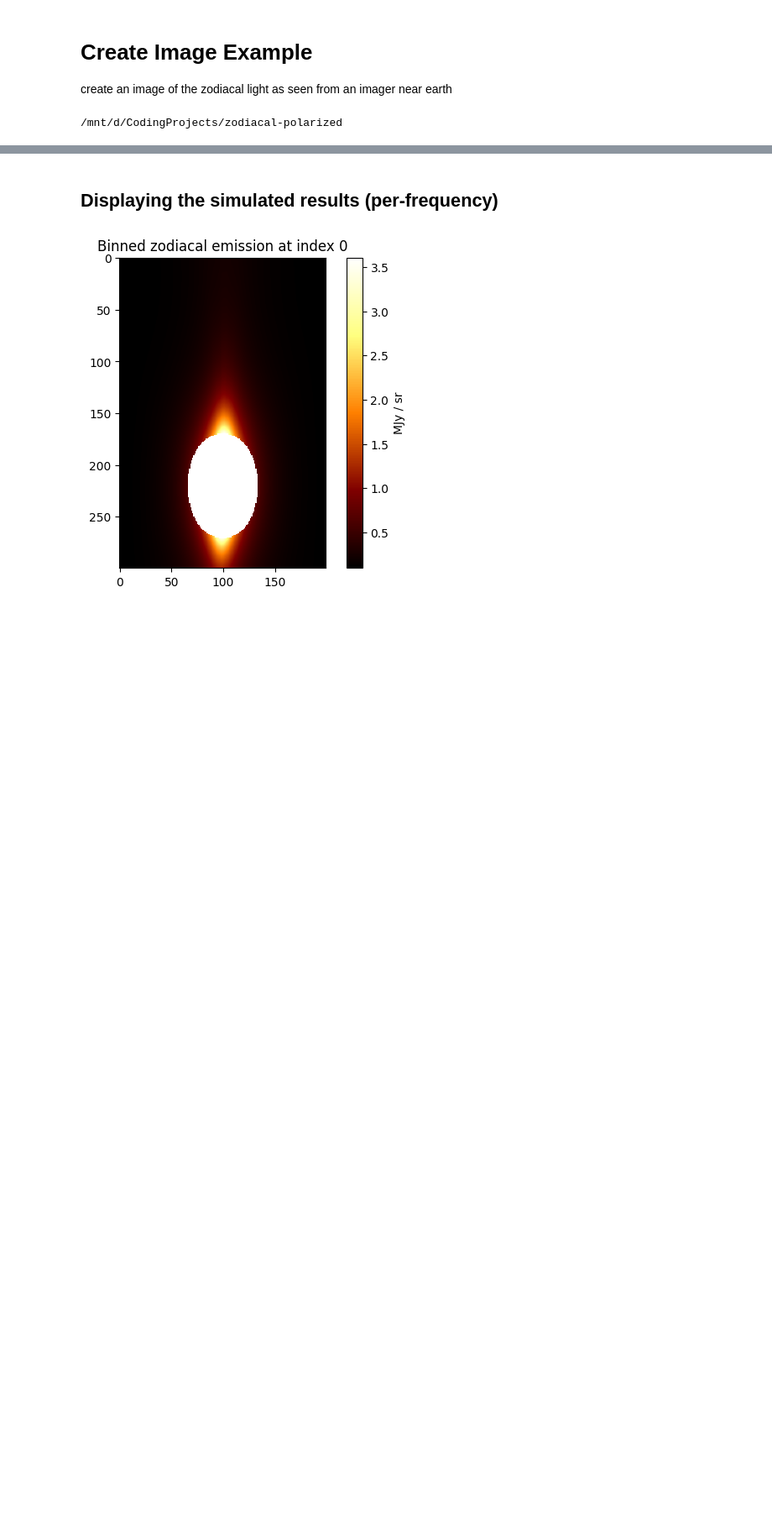
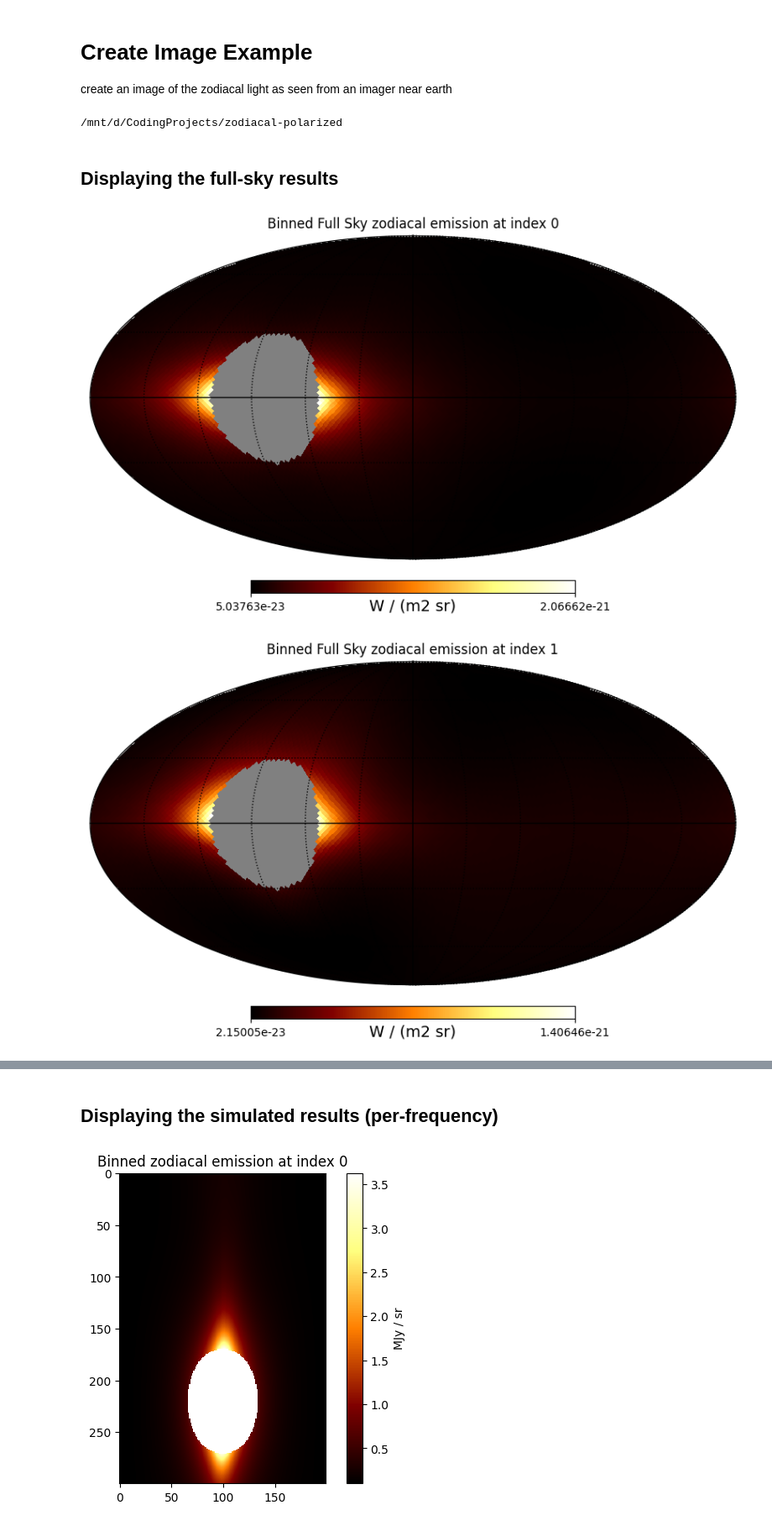
Before and after one commit to oravitan/zodiacal-polarized, a Jupyter notebook: notebooks/create_image_example.ipynb, the cells around one changed output, grey strips where cells are left out. Shown at 84% size. Saved outputs shown, nothing was run; the diff lists cells and outputs as text; code cells hidden in the pictures; blank space fills up the shorter version.

Commit message:
Updated the Mie model and plotted full-sky maps

```diff
--- a/notebooks/create_image_example.ipynb
+++ b/notebooks/create_image_example.ipynb
@@ -18,0 +18,18 @@ obs = zodipol.create_observation(theta=parser["direction"][0], phi=parser["direc
+# %% [markdown]
+## Displaying the full-sky results
+# %%
+obs_full = zodipol.create_full_sky_observation(nside=32, obs_time=parser["obs_time"])
+# %%
+binned_emission_full = obs_full.get_binned_emission(parser["polarization_angle"], parser["polarizance"])
+binned_dolp_full = obs_full.get_dolp()
+binned_aop_full = obs_full.get_aop()
+
+camera_intensity_full = zodipol.make_camera_images(obs_full, n_realizations=parser["n_realizations"], add_noise=False)
+obs_camera_intensity_full = Observation.from_image(camera_intensity_full, parser["polarization_angle"])
+camera_dolp = obs_camera_intensity_full.get_dolp()
+camera_aop = obs_camera_intensity_full.get_aop()
+
+plot_skymap_indices(camera_intensity_full[..., :], 4, title="Binned Full Sky zodiacal emission")
+# %% [output]
+[figure, added]
+[figure, added]
```
Also changed, not shown: parts of 8 cells of this notebook, 7 other files.
